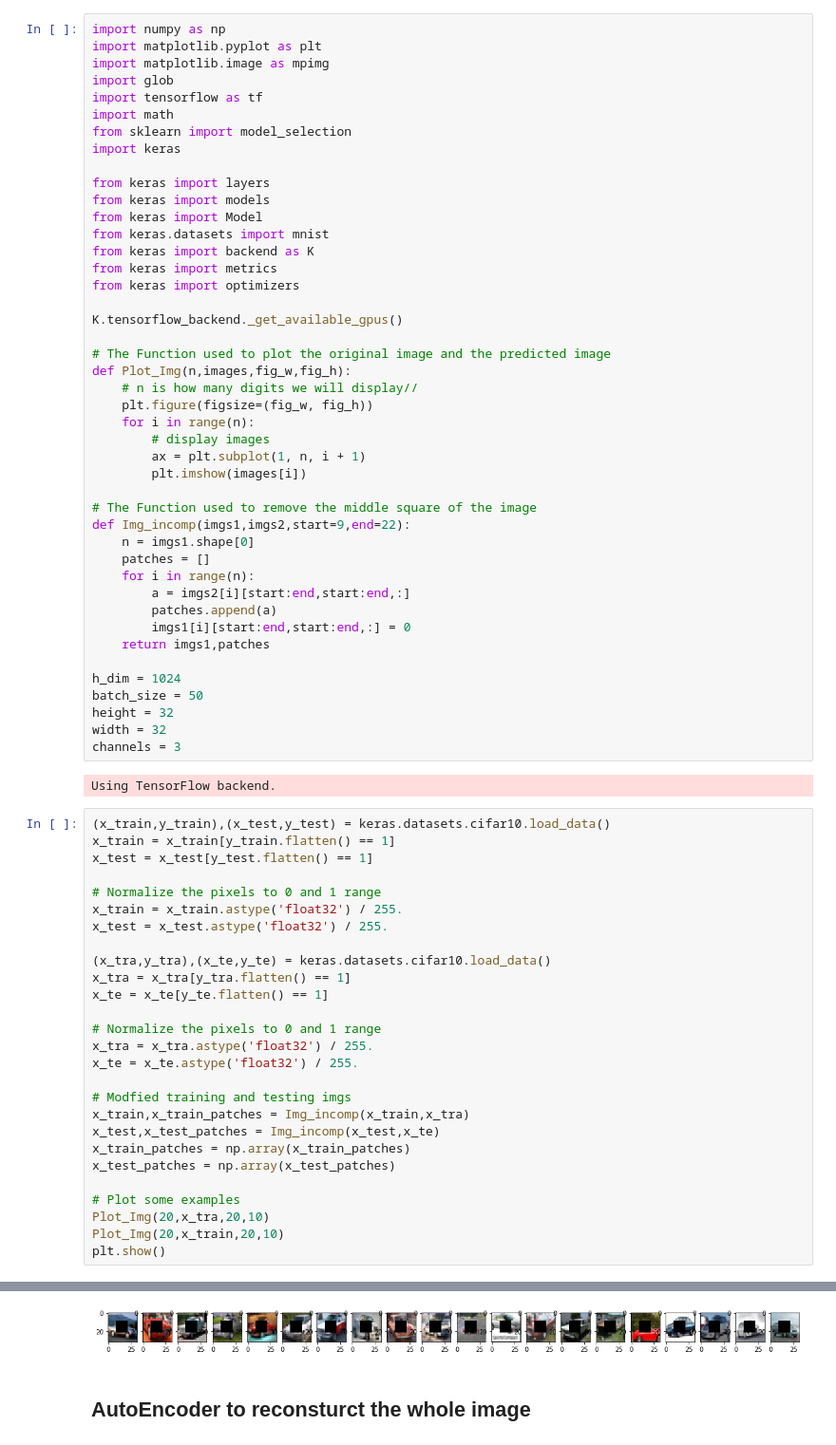
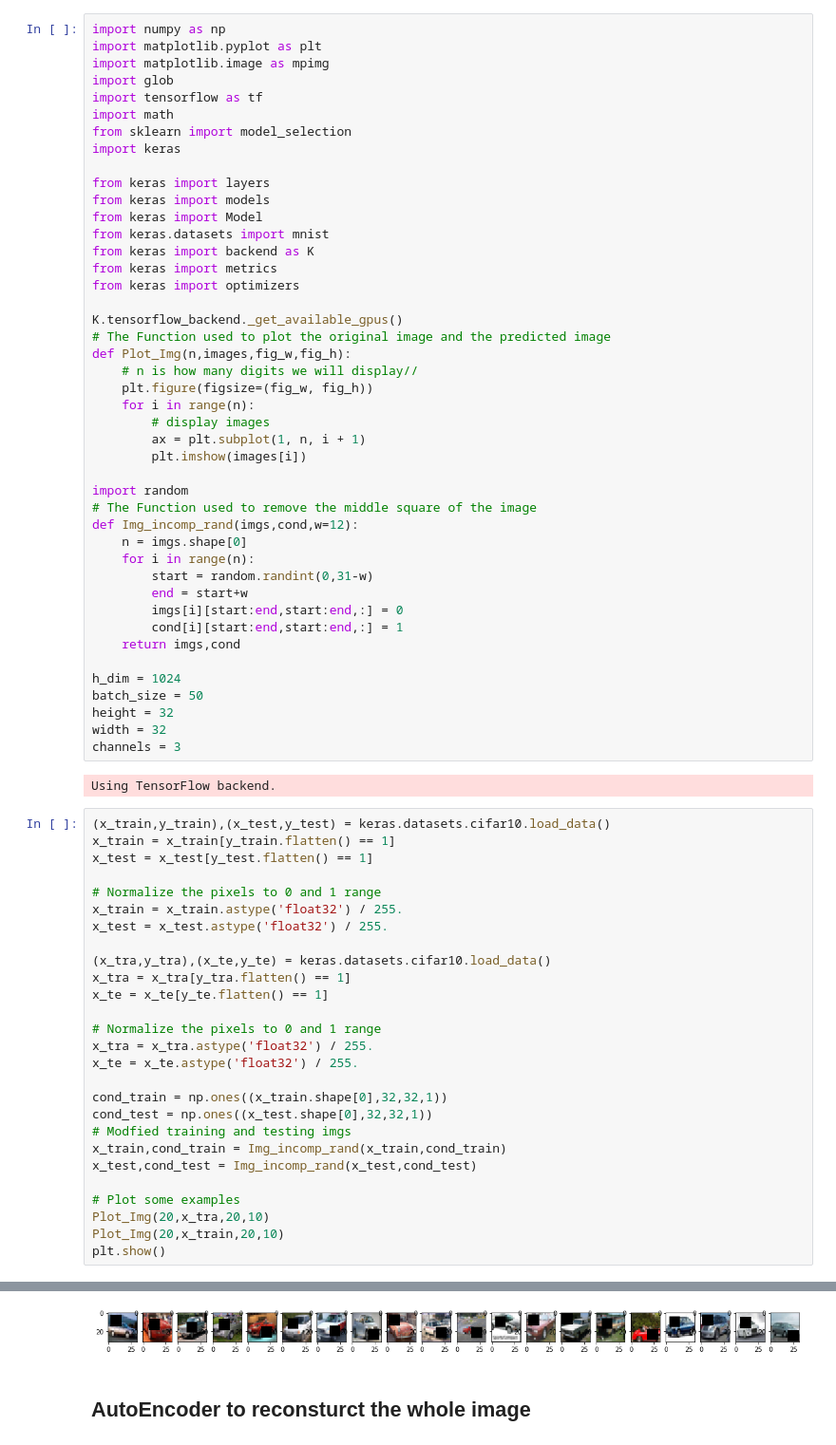
Before and after one commit to nji3/Deep_Learning_Study_Tutorial, a Jupyter notebook: Image Fill/Image_Fill_by_AutoEncoder.ipynb, the cells around one changed output, grey strips where cells are left out. Shown at 95% size. Saved outputs shown, nothing was run; the diff lists cells and outputs as text.

```diff
--- a/Image Fill/Image_Fill_by_AutoEncoder.ipynb
+++ b/Image Fill/Image_Fill_by_AutoEncoder.ipynb
@@ -19,7 +19,6 @@ from keras import metrics
 from keras import optimizers
 
 K.tensorflow_backend._get_available_gpus()
-
 # The Function used to plot the original image and the predicted image
 def Plot_Img(n,images,fig_w,fig_h):
     # n is how many digits we will display//
@@ -29,15 +28,16 @@ def Plot_Img(n,images,fig_w,fig_h):
         ax = plt.subplot(1, n, i + 1)
         plt.imshow(images[i])
 
+import random
 # The Function used to remove the middle square of the image
-def Img_incomp(imgs1,imgs2,start=9,end=22):
-    n = imgs1.shape[0]
-    patches = []
+def Img_incomp_rand(imgs,cond,w=12):
+    n = imgs.shape[0]
     for i in range(n):
-        a = imgs2[i][start:end,start:end,:]
-        patches.append(a)
-        imgs1[i][start:end,start:end,:] = 0
-    return imgs1,patches
+        start = random.randint(0,31-w)
+        end = start+w
+        imgs[i][start:end,start:end,:] = 0
+        cond[i][start:end,start:end,:] = 1
+    return imgs,cond
 
 h_dim = 1024
 batch_size = 50
@@ -63,11 +63,11 @@ x_te = x_te[y_te.flatten() == 1]
 x_tra = x_tra.astype('float32') / 255.
 x_te = x_te.astype('float32') / 255.
 
+cond_train = np.ones((x_train.shape[0],32,32,1))
+cond_test = np.ones((x_test.shape[0],32,32,1))
 # Modfied training and testing imgs
-x_train,x_train_patches = Img_incomp(x_train,x_tra)
-x_test,x_test_patches = Img_incomp(x_test,x_te)
-x_train_patches = np.array(x_train_patches)
-x_test_patches = np.array(x_test_patches)
+x_train,cond_train = Img_incomp_rand(x_train,cond_train)
+x_test,cond_test = Img_incomp_rand(x_test,cond_test)
 
 # Plot some examples
 Plot_Img(20,x_tra,20,10)
@@ -77,5 +79,5 @@ plt.show()
 [figure]
-[figure, old version]
+[figure, new version]
 # %% [markdown]
 ## AutoEncoder to reconsturct the whole image
 # %%
```
Also changed, not shown: parts of 17 cells of this notebook.
